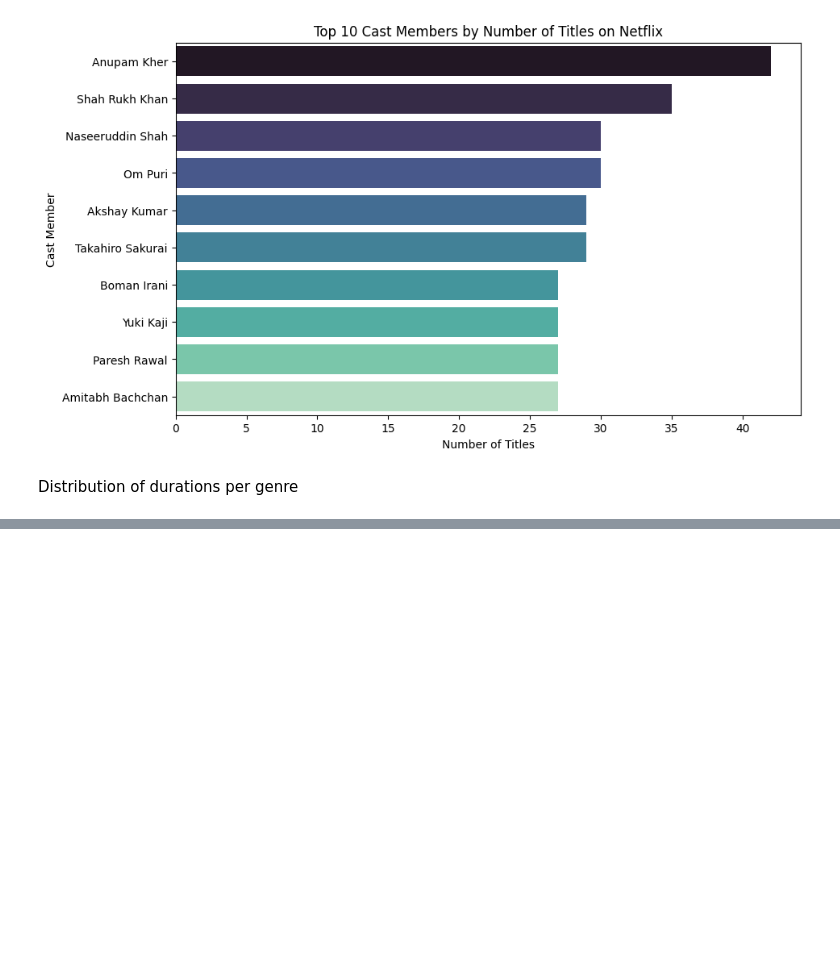
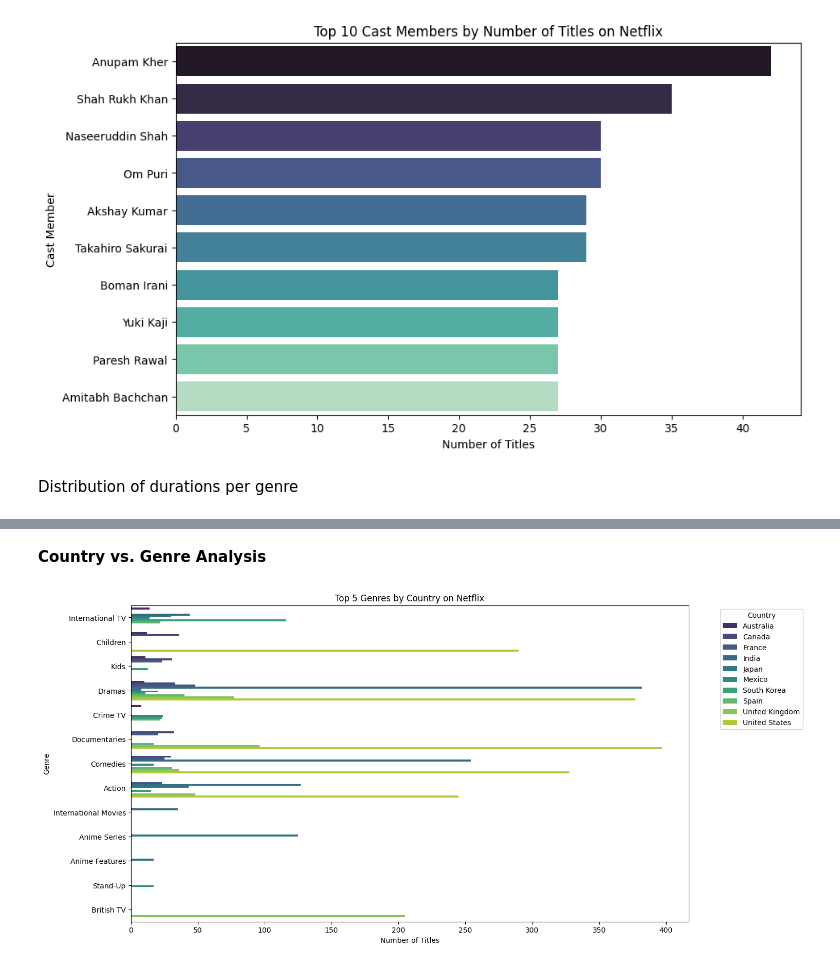
Before and after one commit to Cyber-Trinity/Data-Analysis, a Jupyter notebook: Investigating Netflix Movies/notebook.ipynb, the cells around one changed output, grey strips where cells are left out. Saved outputs shown, nothing was run; the diff lists cells and outputs as text; code cells hidden in the pictures; blank space fills up the shorter version.

```diff
--- a/Investigating Netflix Movies/notebook.ipynb
+++ b/Investigating Netflix Movies/notebook.ipynb
@@ -470,0 +471,28 @@ plt.show()
+# %% [markdown]
+**Country vs. Genre Analysis**
+# %%
+# Get the top 10 countries (excluding 'Unknown')
+top_countries = df['country'].value_counts().drop(labels=['Unknown'], errors='ignore').head(10).index
+
+# Filter the dataset for these countries
+df_top_countries = df[df['country'].isin(top_countries)]
+
+# Explode the 'genre' column to separate multiple genres
+df_exploded = df_top_countries.assign(genre=df_top_countries['genre'].str.split(', ')).explode('genre')
+
+# Count the number of titles per genre for each country
+country_genre_counts = df_exploded.groupby(['country', 'genre']).size().reset_index(name='count')
+
+# Sort and select the top 5 genres for each country
+top_genres_per_country = country_genre_counts.sort_values(['country', 'count'], ascending=[True, False]).groupby('country').head(5)
+
+# Visualize the results
+plt.figure(figsize=(14, 8))
+sns.barplot(data=top_genres_per_country, x='count', y='genre', hue='country', palette='viridis')
+plt.title('Top 5 Genres by Country on Netflix')
+plt.xlabel('Number of Titles')
+plt.ylabel('Genre')
+plt.legend(title='Country', bbox_to_anchor=(1.05, 1), loc='upper left')
+plt.show()
+# %% [output]
+[figure, added]
```
Also changed, not shown: parts of 4 cells of this notebook, 1 other file.
